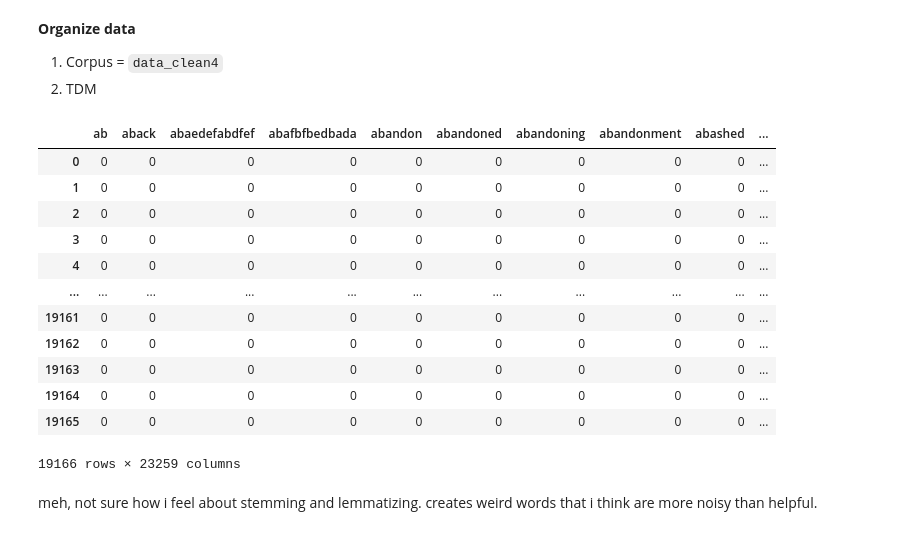
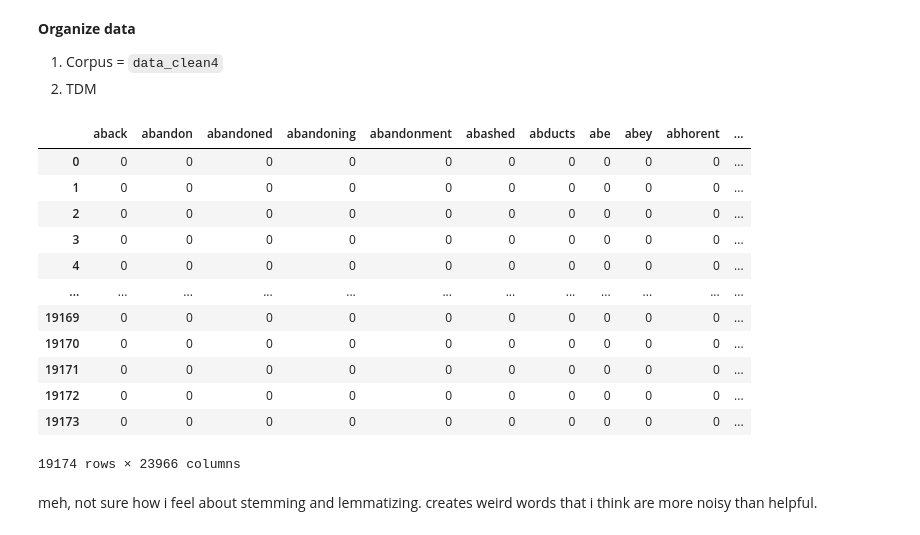
Before and after one commit to labouz/r-euphoria-tm, a Jupyter notebook: py/analysis.ipynb, the cells around one changed output. Cells and saved outputs as stored; diff of their text form; code cells hidden in the pictures.

```diff
--- a/py/analysis.ipynb
+++ b/py/analysis.ipynb
@@ -282,7 +280,7 @@ also, somehow a lot of random posts ended up in the clean set:
 # %%
 data_clean4_df = pd.DataFrame(data_clean4)
 # %%
-exclude = [
+exclude = [18344,18631,18743,18997, 19139, 18272 , 18340,
     18991	,
 18062	,
 18063	,
@@ -475,26 +473,32 @@ data_clean5_df.to_pickle('../dat/corpus.pkl')
 # %%
 # create document-term matrix
 from sklearn.feature_extraction.text import CountVectorizer
+from sklearn.feature_extraction import text
+add_stop_words = ['i', 'just','did', 'ab', 'amp', 'ml', 'xb','abc', 'abcb', 'abcny', 'abd', 'abdabca', 'fs',
+                  'zpqxhxhzanapjsjbf', 'zqcsrpwsge', 'zqnuhckwdqwrhkuo', 'zs', 'zshwbhethehenozxfyqg',
+                  'zsmkbrmwngzsibrntkt', 'zy', 'zwhnrmujykdxmntiub', 'afqjcnguytghbsuvixmglpwzqbg', 'ebecadcbdfcbafbdb',
+                  'abfbmltmqspf', 'abfafebfbad', 'abaedefabdfef', 'abafbfbedbada', 'her', 'him',  'and']
+stop_words = text.ENGLISH_STOP_WORDS.union(add_stop_words)
 
-cv = CountVectorizer(stop_words='english')
+cv = CountVectorizer(stop_words=stop_words)
 data_cv = cv.fit_transform(data_clean5_df[0])
 data_tdm = pd.DataFrame(data_cv.toarray(), columns=cv.get_feature_names_out())
 data_tdm_index = data_tdm.index
 data_tdm
 # %% [output]
-|  | ab | aback | abaedefabdfef | abafbfbedbada | abandon | abandoned | abandoning | abandonment | abashed | ... |
-| 0 | 0 | 0 | 0 | 0 | 0 | 0 | 0 | 0 | 0 | ... |
-| 1 | 0 | 0 | 0 | 0 | 0 | 0 | 0 | 0 | 0 | ... |
-| 2 | 0 | 0 | 0 | 0 | 0 | 0 | 0 | 0 | 0 | ... |
-| 3 | 0 | 0 | 0 | 0 | 0 | 0 | 0 | 0 | 0 | ... |
-| 4 | 0 | 0 | 0 | 0 | 0 | 0 | 0 | 0 | 0 | ... |
-| ... | ... | ... | ... | ... | ... | ... | ... | ... | ... | ... |
-| 19161 | 0 | 0 | 0 | 0 | 0 | 0 | 0 | 0 | 0 | ... |
-| 19162 | 0 | 0 | 0 | 0 | 0 | 0 | 0 | 0 | 0 | ... |
-| 19163 | 0 | 0 | 0 | 0 | 0 | 0 | 0 | 0 | 0 | ... |
-| 19164 | 0 | 0 | 0 | 0 | 0 | 0 | 0 | 0 | 0 | ... |
-| 19165 | 0 | 0 | 0 | 0 | 0 | 0 | 0 | 0 | 0 | ... |
+|  | aback | abandon | abandoned | abandoning | abandonment | abashed | abducts | abe | abey | abhorent | ... |
+| 0 | 0 | 0 | 0 | 0 | 0 | 0 | 0 | 0 | 0 | 0 | ... |
+| 1 | 0 | 0 | 0 | 0 | 0 | 0 | 0 | 0 | 0 | 0 | ... |
+| 2 | 0 | 0 | 0 | 0 | 0 | 0 | 0 | 0 | 0 | 0 | ... |
+| 3 | 0 | 0 | 0 | 0 | 0 | 0 | 0 | 0 | 0 | 0 | ... |
+| 4 | 0 | 0 | 0 | 0 | 0 | 0 | 0 | 0 | 0 | 0 | ... |
+| ... | ... | ... | ... | ... | ... | ... | ... | ... | ... | ... | ... |
+| 19169 | 0 | 0 | 0 | 0 | 0 | 0 | 0 | 0 | 0 | 0 | ... |
+| 19170 | 0 | 0 | 0 | 0 | 0 | 0 | 0 | 0 | 0 | 0 | ... |
+| 19171 | 0 | 0 | 0 | 0 | 0 | 0 | 0 | 0 | 0 | 0 | ... |
+| 19172 | 0 | 0 | 0 | 0 | 0 | 0 | 0 | 0 | 0 | 0 | ... |
+| 19173 | 0 | 0 | 0 | 0 | 0 | 0 | 0 | 0 | 0 | 0 | ... |
-19166 rows × 23259 columns
+19174 rows × 23966 columns
 # %% [markdown]
 meh, not sure how i feel about stemming and lemmatizing.
 creates weird words that i think are more noisy than helpful.
```
Also changed, not shown: parts of 1 cell of this notebook, 3 other files.
